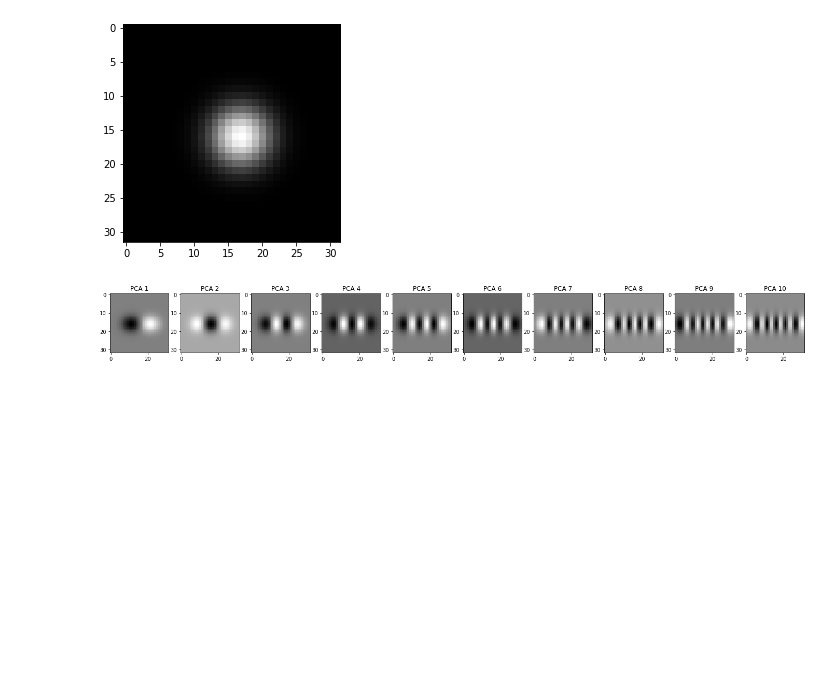
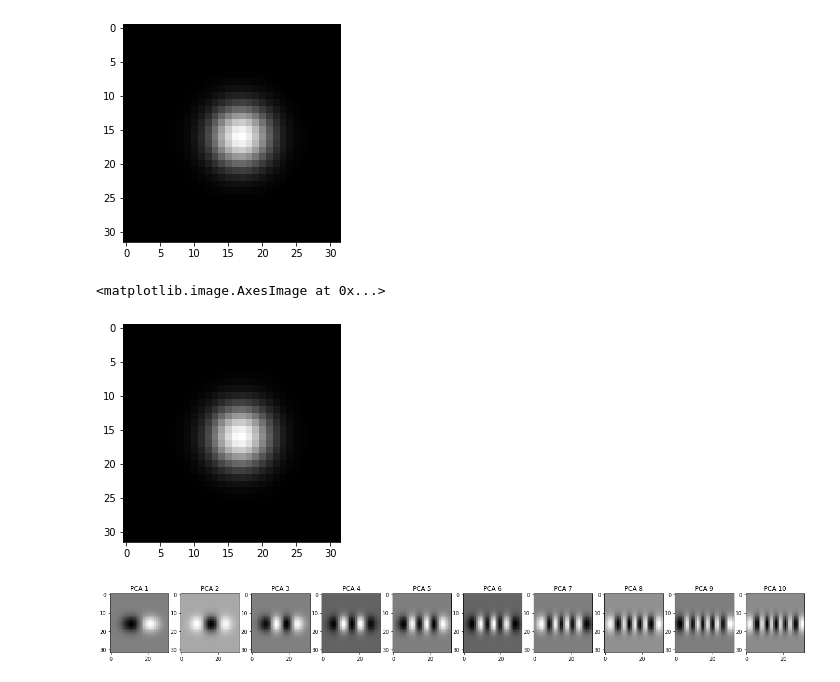
Before and after one commit to geoffwoollard/learn_cryoem_math, a Jupyter notebook: nb/covariance.ipynb, the cells around one changed output. Cells and saved outputs as stored; diff of their text form; code cells hidden in the pictures; blank space fills up the shorter version.

```diff
--- a/nb/covariance.ipynb
+++ b/nb/covariance.ipynb
@@ -426,6 +492,11 @@ doplt(projs[0])
 # %% [output]
 <matplotlib.image.AxesImage at 0x...>
 [figure]
+# %%
+doplt(projs[3])
+# %% [output]
+<matplotlib.image.AxesImage at 0x...>
+[figure, added]
 # %%
 sigma_noise = .1
 # projs_noise = np.random.normal(loc=projs,scale=sigma_noise)
```
Also changed, not shown: parts of 7 cells of this notebook.
